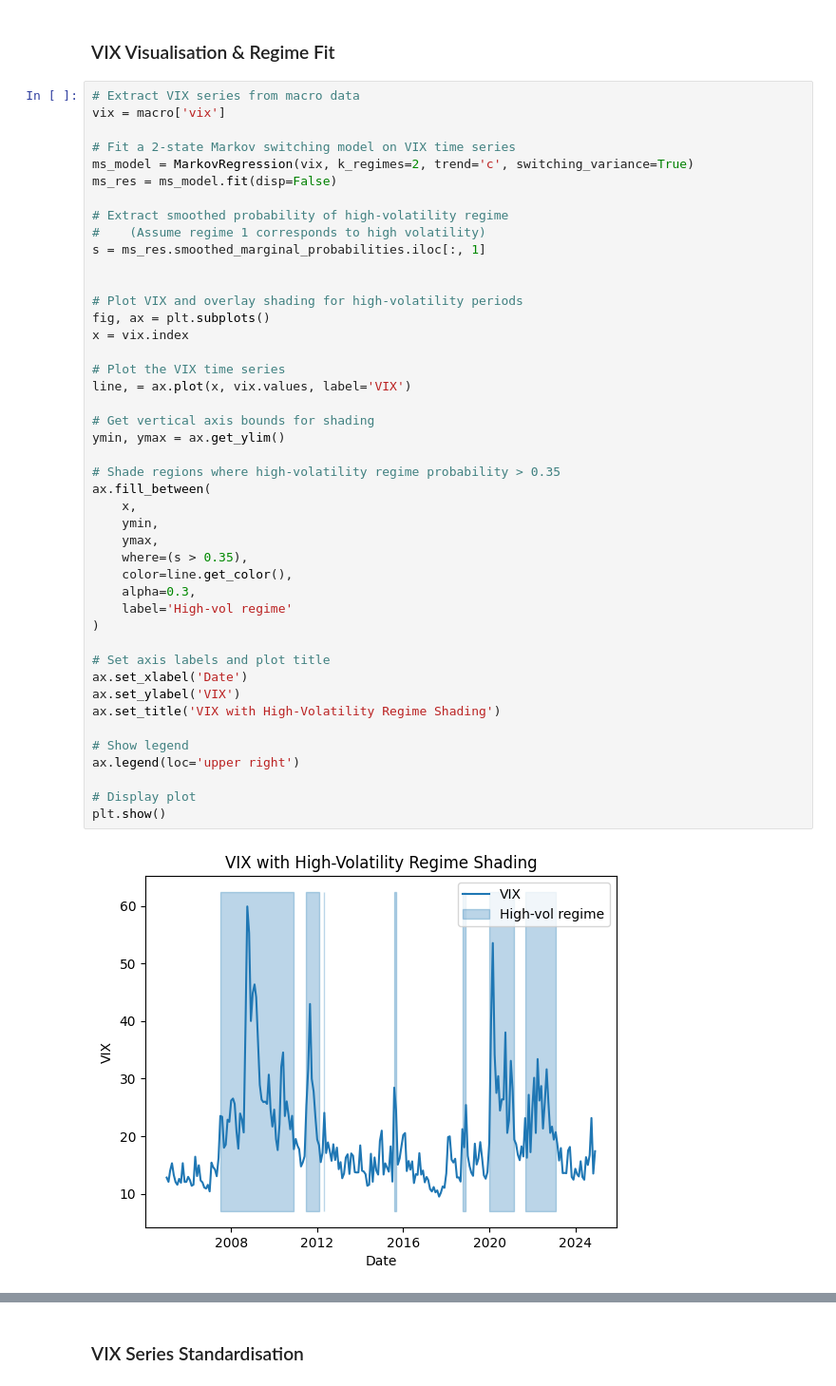
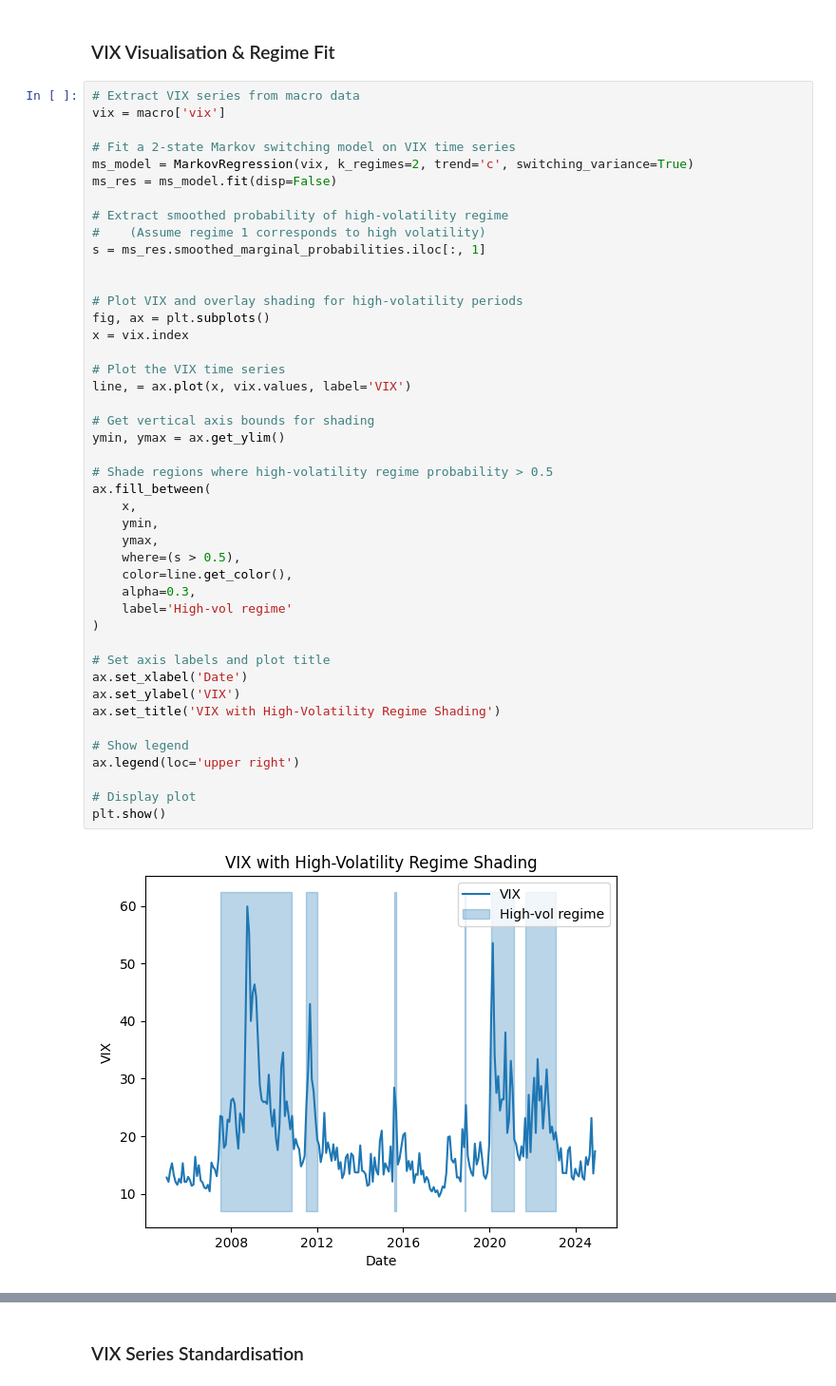
Before and after one commit to AatishDA1/ETF_TD_Forecasting, a Jupyter notebook: etf_te_forecsating_models/etf_te_forecasting_v2.ipynb, the cells around one changed output, grey strips where cells are left out. Shown at 95% size. Saved outputs shown, nothing was run; the diff lists cells and outputs as text.

```diff
--- a/etf_te_forecsating_models/etf_te_forecasting_v2.ipynb
+++ b/etf_te_forecsating_models/etf_te_forecasting_v2.ipynb
@@ -682,34 +702,34 @@ s = ms_res.smoothed_marginal_probabilities.iloc[:, 1]
 # Plot VIX and overlay shading for high-volatility periods
 fig, ax = plt.subplots()
 x = vix.index
 
 # Plot the VIX time series
 line, = ax.plot(x, vix.values, label='VIX')
 
 # Get vertical axis bounds for shading
 ymin, ymax = ax.get_ylim()
 
-# Shade regions where high-volatility regime probability > 0.35
+# Shade regions where high-volatility regime probability > 0.5
 ax.fill_between(
     x,
     ymin,
     ymax,
-    where=(s > 0.35),
+    where=(s > 0.5),
     color=line.get_color(),
     alpha=0.3,
     label='High-vol regime'
 )
 
 # Set axis labels and plot title
 ax.set_xlabel('Date')
 ax.set_ylabel('VIX')
 ax.set_title('VIX with High-Volatility Regime Shading')
 
 # Show legend
 ax.legend(loc='upper right')
 
 # Display plot
 plt.show()
 # %% [output]
-[figure, old version]
+[figure, new version]
 # %%
```
Also changed, not shown: parts of 8 cells of this notebook, 1 other file.
